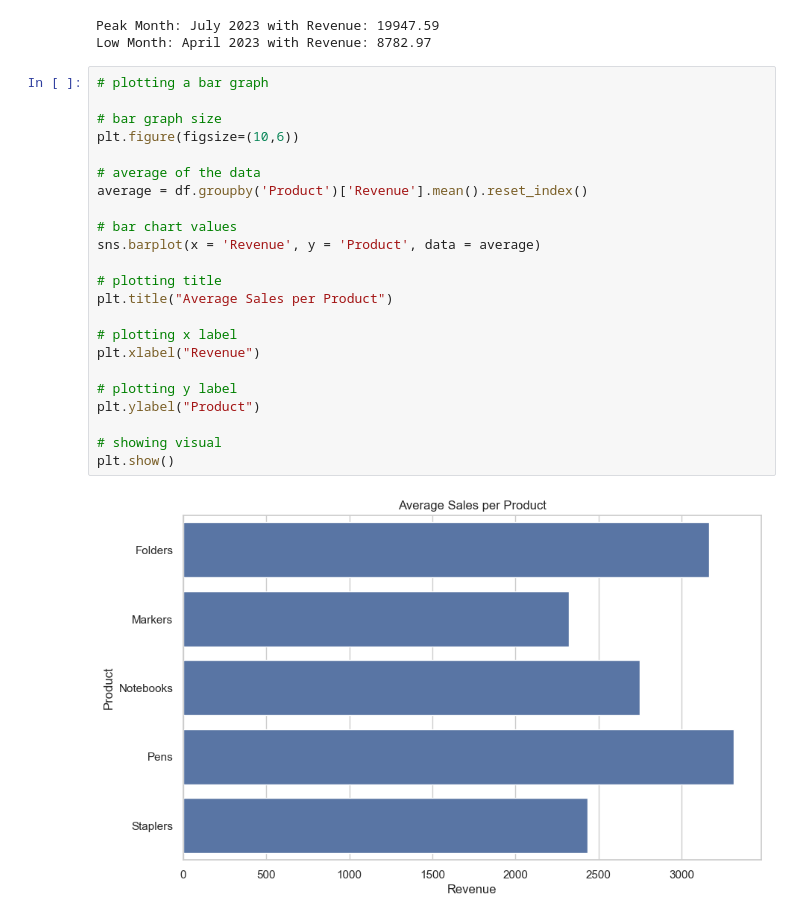
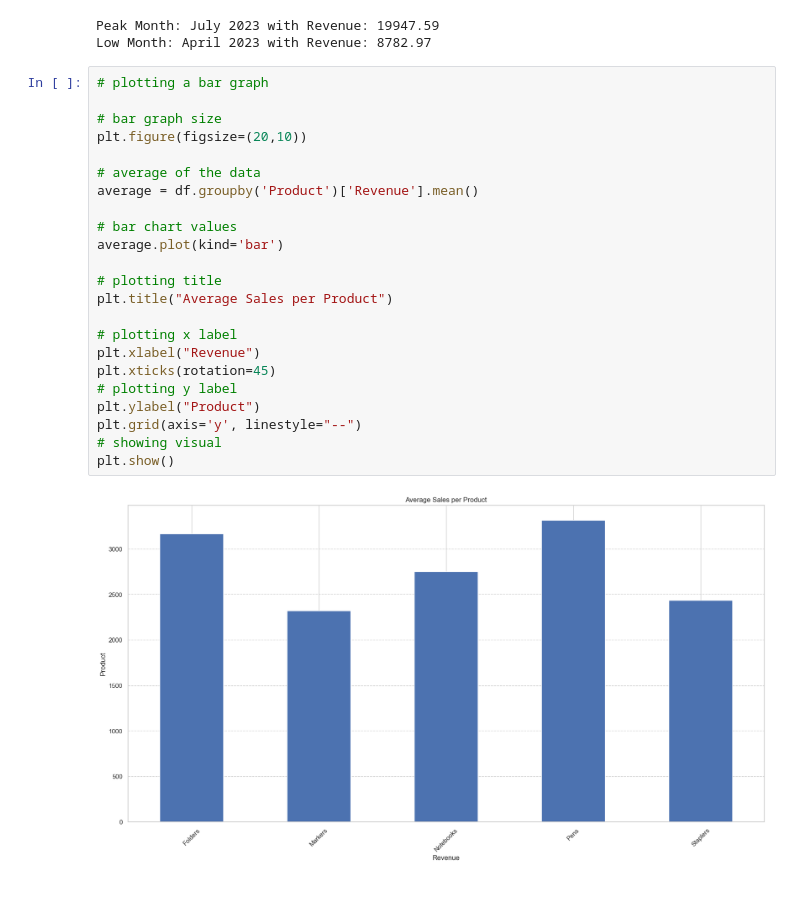
Before and after one commit to BonganiChauke/Sales-Story, a Jupyter notebook: sales_data_story.ipynb, the cells around one changed output. Saved outputs shown, nothing was run; the diff lists cells and outputs as text; blank space fills up the shorter version.

```diff
--- a/sales_data_story.ipynb
+++ b/sales_data_story.ipynb
@@ -122,26 +122,26 @@ Low Month: April 2023 with Revenue: 8782.97
 # %%
 # plotting a bar graph
 
 # bar graph size
-plt.figure(figsize=(10,6))
+plt.figure(figsize=(20,10))
 
 # average of the data
-average = df.groupby('Product')['Revenue'].mean().reset_index()
+average = df.groupby('Product')['Revenue'].mean()
 
 # bar chart values
-sns.barplot(x = 'Revenue', y = 'Product', data = average)
+average.plot(kind='bar')
 
 # plotting title
 plt.title("Average Sales per Product")
 
 # plotting x label
 plt.xlabel("Revenue")
-
+plt.xticks(rotation=45)
 # plotting y label
 plt.ylabel("Product")
-
+plt.grid(axis='y', linestyle="--")
 # showing visual
 plt.show()
 # %% [output]
-[figure, old version]
+[figure, new version]
 # %%
```
Also changed, not shown: parts of 1 cell of this notebook.
